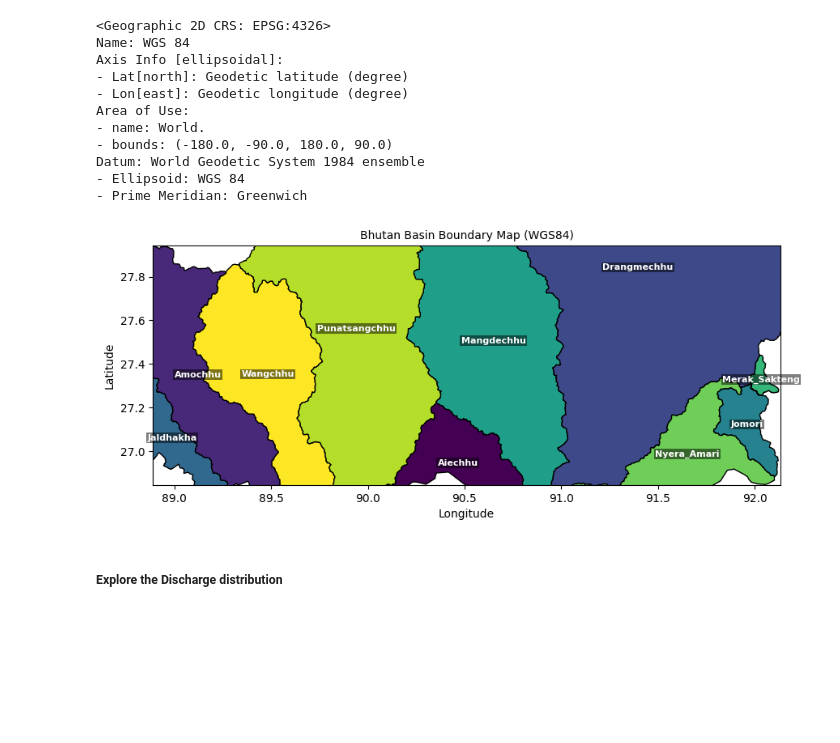
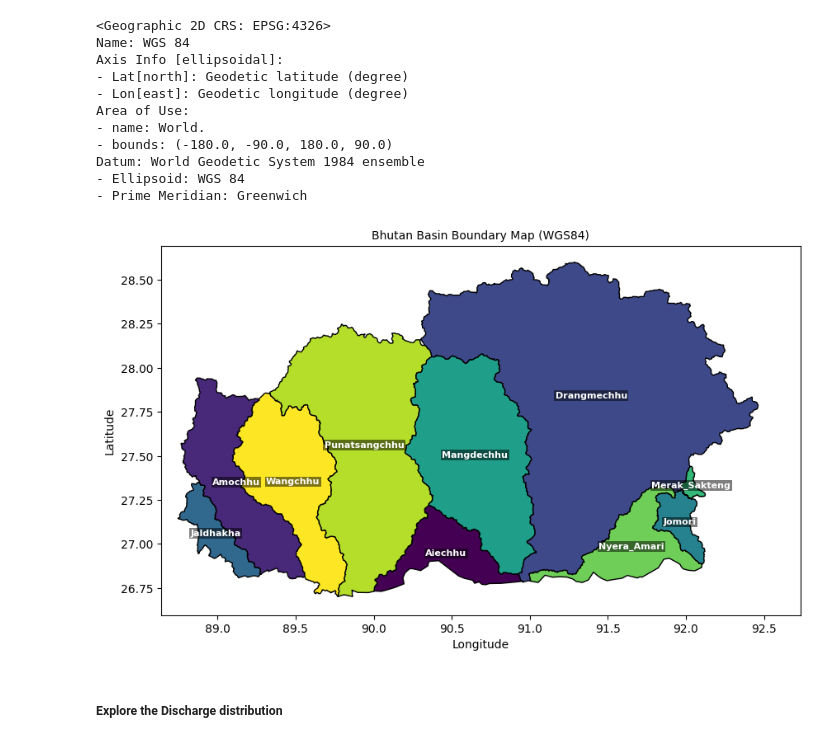
Before and after one commit to QingfangLiu/bhutan_climate_modeling, a Jupyter notebook: code/basin_border/bhutan_basin_boundary.ipynb, the cells around one changed output. Cells and saved outputs as stored; diff of their text form; code cells hidden in the pictures; blank space fills up the shorter version.

Commit message:
basin_border/data moved to data folder, code updates and saved v1 of basin-discharge results in the data folder

```diff
--- a/code/basin_border/bhutan_basin_boundary.ipynb
+++ b/code/basin_border/bhutan_basin_boundary.ipynb
@@ -99,4 +100,4 @@ EPSG Code (if available): 3857
 # %% [markdown]
 **Load the previously downloaded Bhutan - basin boundary data as a .shp file**
 # %%
-boun_shp_file = "./data/Basin boundary.shp"
+boun_shp_file = "../../data/Basin boundary.shp"
@@ -166,0 +141,4 @@ Latitude range: 26.945873636088635 to 27.84243536003244
+# %%
+# load basin boundary data
+gdf_wgs84 = load_basin_data(shp_file=boun_shp_file, prj_crs=epsg)
+gdf_wgs84.head(2)
@@ -182,30 +170,34 @@ Datum: World Geodetic System 1984 ensemble
 - Ellipsoid: WGS 84
 - Prime Meridian: Greenwich
 # %%
-fig, ax = plt.subplots(1, 1, figsize=(10, 8))
+def plot_basin_boundaries(gdf=None):
+    fig, ax = plt.subplots(1, 1, figsize=(10, 8))
 
-# Plot the basin polygons (not points)
-# gdf_wgs84.plot(ax=ax, column='basin', cmap='viridis', edgecolor='black', legend=True)
-gdf_wgs84.plot(ax=ax, column='basin', cmap='viridis', edgecolor='black')
+    # Plot the basin polygons (not points)
+    # gdf.plot(ax=ax, column='basin', cmap='viridis', edgecolor='black', legend=True)
+    gdf.plot(ax=ax, column='basin', cmap='viridis', edgecolor='black')
 
-# Add basin name labels at centroid positions
-for idx, row in gdf_wgs84.iterrows():
-    ax.text(row['longitude'], row['latitude'], row['basin'],
-            horizontalalignment='center', verticalalignment='center',
-            fontsize=8, color='white', weight='bold',
-            bbox=dict(facecolor='black', alpha=0.5, edgecolor='none', pad=1))
+    # Add basin name labels at centroid positions
+    for idx, row in gdf.iterrows():
+        ax.text(row['longitude'], row['latitude'], row['basin'],
+                horizontalalignment='center', verticalalignment='center',
+                fontsize=8, color='white', weight='bold',
+                bbox=dict(facecolor='black', alpha=0.5, edgecolor='none', pad=1))
 
-ax.set_xlabel('Longitude')
-ax.set_ylabel('Latitude')
-plt.title("Bhutan Basin Boundary Map (WGS84)", fontsize=10)
+    ax.set_xlabel('Longitude')
+    ax.set_ylabel('Latitude')
+    plt.title("Bhutan Basin Boundary Map (WGS84)", fontsize=10)
 
-# Set axis limits to the extent of your data
-ax.set_xlim(gdf_wgs84['longitude'].min()-0.1, gdf_wgs84['longitude'].max()+0.1)
-ax.set_ylim(gdf_wgs84['latitude'].min()-0.1, gdf_wgs84['latitude'].max()+0.1)
+    # Set axis limits to the extent of your data
+    ax.set_xlim(gdf['longitude'].min()-0.35, gdf['longitude'].max()+0.7)
+    ax.set_ylim(gdf['latitude'].min()-0.35, gdf['latitude'].max()+0.85)
 
-plt.show()
+    plt.show()
-# %% [output]
-[figure, removed]
+# %%
+# plot basin-boundaries
+plot_basin_boundaries(gdf=gdf_wgs84)
+# %% [output]
+[figure, added]
 # %% [markdown]
 ##### **Explore the Discharge distribution**
 # %%
```
Also changed, not shown: parts of 46 cells of this notebook, 11 other files.
